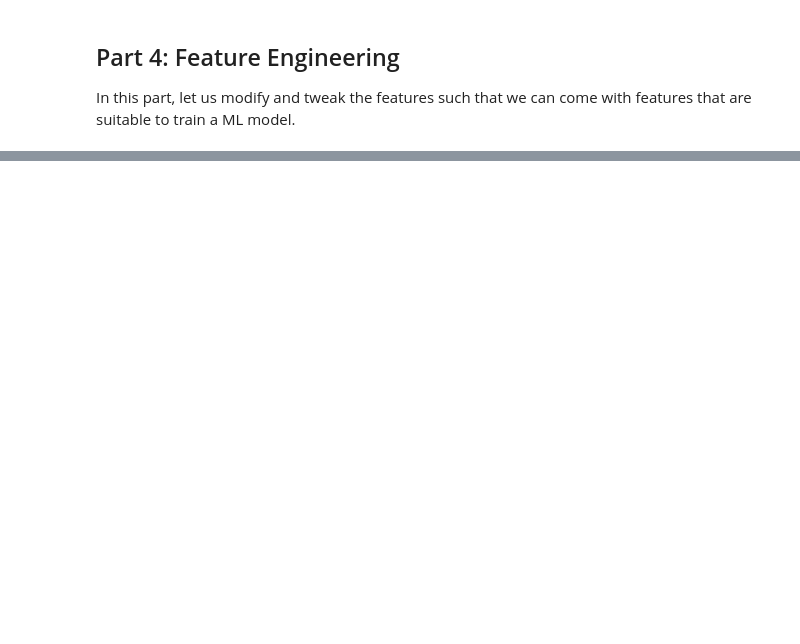
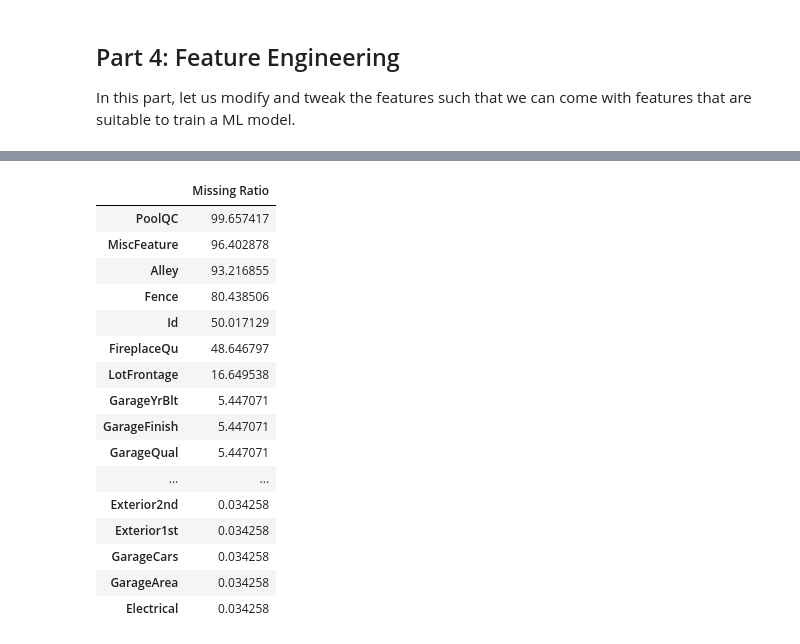
Before and after one commit to r4ghu/IntroToPandas, a Jupyter notebook: Intro to Pandas.ipynb, the cells around one changed output, grey strips where cells are left out. Cells and saved outputs as stored; diff of their text form; code cells hidden in the pictures; blank space fills up the shorter version.

```diff
--- a/Intro to Pandas.ipynb
+++ b/Intro to Pandas.ipynb
@@ -186,0 +215,28 @@ In this part, let us modify and tweak the features such that we can come with fe
+# %%
+# Check for NaN values and compute the percentage for each feature
+all_data_na = (all_data.isnull().sum() / len(all_data)) * 100
+
+# Drop the features that have 0 NaN values & sort the rest
+all_data_na = all_data_na.drop(all_data_na[all_data_na == 0].index).sort_values(ascending=False)
+
+# Print the results
+missing_data = pd.DataFrame({'Missing Ratio' :all_data_na})
+missing_data
+# %% [output]
+|  | Missing Ratio |
+| PoolQC | 99.657417 |
+| MiscFeature | 96.402878 |
+| Alley | 93.216855 |
+| Fence | 80.438506 |
+| Id | 50.017129 |
+| FireplaceQu | 48.646797 |
+| LotFrontage | 16.649538 |
+| GarageYrBlt | 5.447071 |
+| GarageFinish | 5.447071 |
+| GarageQual | 5.447071 |
+| ... | ... |
+| Exterior2nd | 0.034258 |
+| Exterior1st | 0.034258 |
+| GarageCars | 0.034258 |
+| GarageArea | 0.034258 |
+| Electrical | 0.034258 |
```
Also changed, not shown: parts of 5 cells of this notebook.
